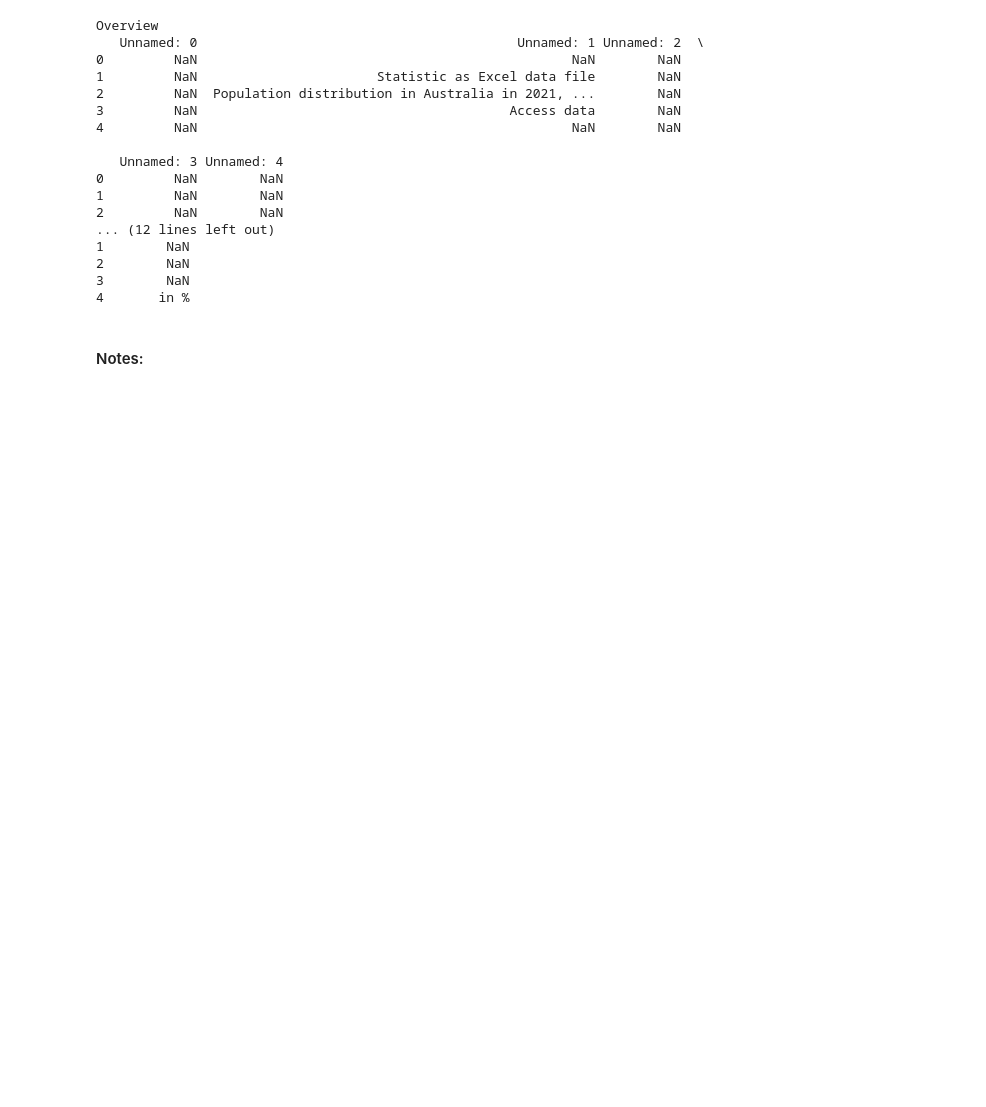
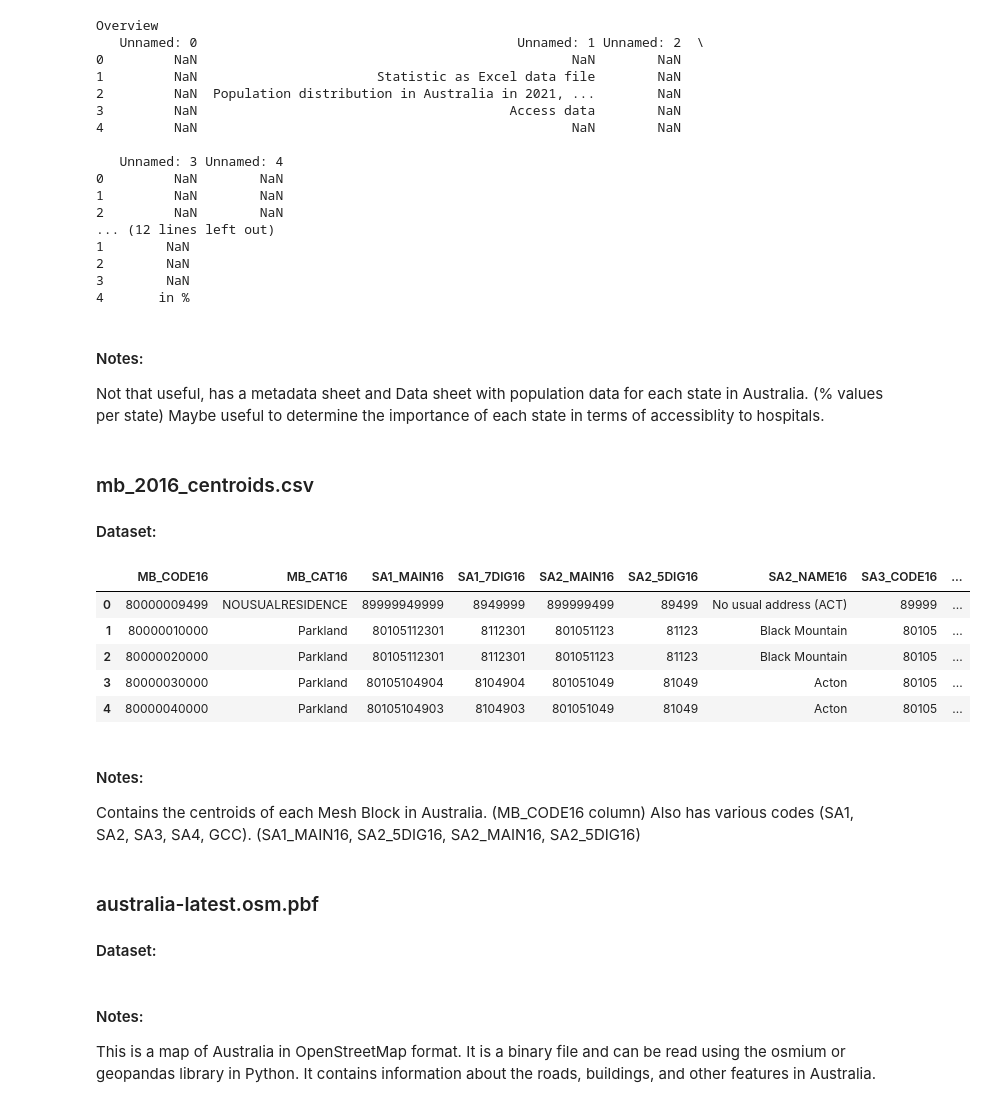
Before and after one commit to NielsvBeuningen/knowledge-engineering, a Jupyter notebook: analysis/data_analysis.ipynb, the cells around one changed output. Drawn from its saved outputs; the diff is of its cells as text; code cells hidden in the pictures; blank space fills up the shorter version.

```diff
--- a/analysis/data_analysis.ipynb
+++ b/analysis/data_analysis.ipynb
@@ -5,7 +5,7 @@
 import pandas as pd
 import os
 
-datadir = "../data"
+datadir = "../data/original"
 # %% [markdown]
 ## Data Inspection
 ### ABS_Population_and_people_by_2021_SA2_(Beta).csv
@@ -129,5 +155,29 @@ Overview
 2        NaN
 3        NaN
 4       in %
-# %% [markdown]
-#### Notes:
+# %% [markdown]
+#### Notes:
+Not that useful, has a metadata sheet and Data sheet with population data for each state in Australia. (% values per state)
+Maybe useful to determine the importance of each state in terms of accessiblity to hospitals.
+# %% [markdown]
+### mb_2016_centroids.csv
+#### Dataset:
+# %%
+file = os.path.join(datadir, 'mb_2016_centroids.csv')
+
+data = pd.read_csv(file)
+data.head()
+# %% [output]
+|  | MB_CODE16 | MB_CAT16 | SA1_MAIN16 | SA1_7DIG16 | SA2_MAIN16 | SA2_5DIG16 | SA2_NAME16 | SA3_CODE16 | ... |
+| 0 | 80000009499 | NOUSUALRESIDENCE | 89999949999 | 8949999 | 899999499 | 89499 | No usual address (ACT) | 89999 | ... |
+| 1 | 80000010000 | Parkland | 80105112301 | 8112301 | 801051123 | 81123 | Black Mountain | 80105 | ... |
+| 2 | 80000020000 | Parkland | 80105112301 | 8112301 | 801051123 | 81123 | Black Mountain | 80105 | ... |
+| 3 | 80000030000 | Parkland | 80105104904 | 8104904 | 801051049 | 81049 | Acton | 80105 | ... |
+| 4 | 80000040000 | Parkland | 80105104903 | 8104903 | 801051049 | 81049 | Acton | 80105 | ... |
+# %% [markdown]
+#### Notes:
+Contains the centroids of each Mesh Block in Australia. (MB_CODE16 column)
+Also has various codes (SA1, SA2, SA3, SA4, GCC). (SA1_MAIN16, SA2_5DIG16, SA2_MAIN16, SA2_5DIG16)
+# %% [markdown]
+### australia-latest.osm.pbf
+#### Dataset:
@@ -133,0 +192,3 @@ Overview
+# %% [markdown]
+#### Notes:
+This is a map of Australia in OpenStreetMap format. It is a binary file and can be read using the osmium or geopandas library in Python. It contains information about the roads, buildings, and other features in Australia.
```
Also changed, not shown: parts of 16 cells of this notebook, 18 other files.
